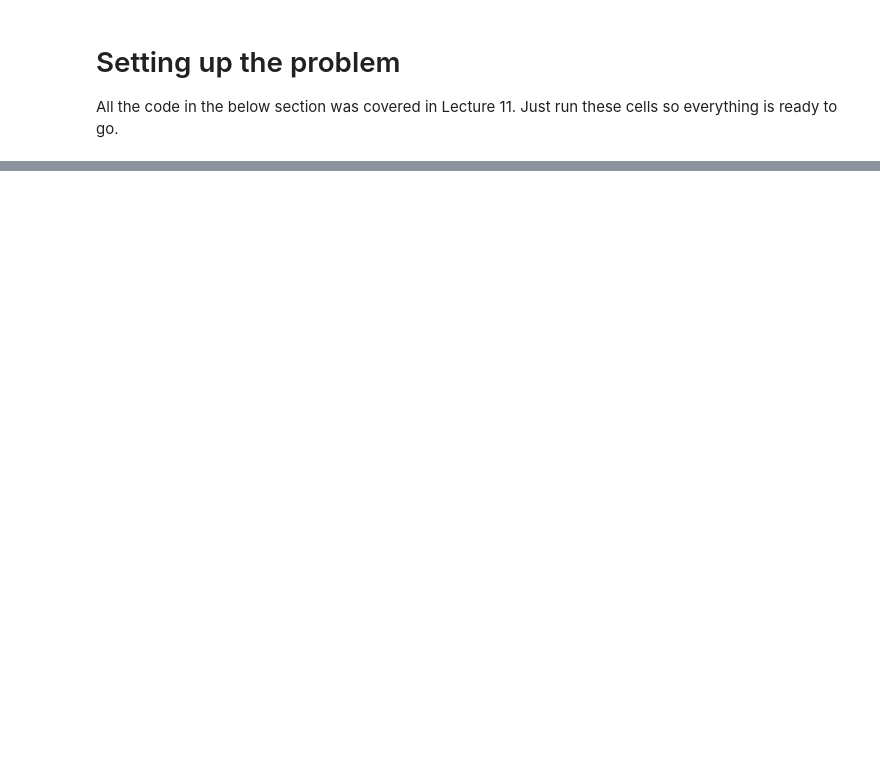
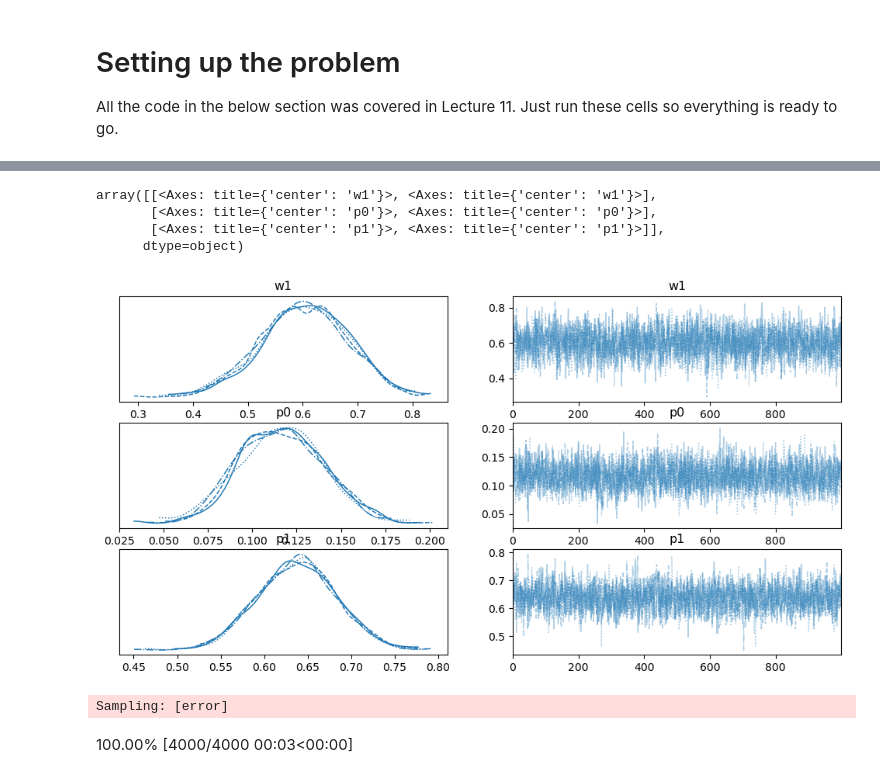
Before and after one commit to daniel-saunders-phil/cogs-303, a Jupyter notebook: lectures/Lecture 12 - Models of Heterogeneity.ipynb, the cells around one changed output, grey strips where cells are left out. Saved outputs shown, nothing was run; the diff lists cells and outputs as text; code cells hidden in the pictures; blank space fills up the shorter version.

```diff
--- a/lectures/Lecture 12 - Models of Heterogeneity.ipynb
+++ b/lectures/Lecture 12 - Models of Heterogeneity.ipynb
@@ -485,0 +539,13 @@ sum(diffs <= 0) / 1000000
+# %%
+import pymc as pm
+import pytensor.tensor as pt
+
+with pm.Model() as m0:
+    w1 = pm.Beta('w1',1,1)
+    w = pt.as_tensor([w1,1-w1])
+    p0 = pm.Beta('p0',0.5,2) # independent component
+    p1 = pm.Beta('p1',2,0.5) # conformist component
+    components = [pm.Binomial.dist(n=12,p=p0),pm.Binomial.dist(n=12,p=p1)]
+    y = pm.Mixture('error',w=w,comp_dists=components,observed=mistakes_treatment)
+
+pm.draw(y)
@@ -485,0 +563,3 @@ sum(diffs <= 0) / 1000000
+# %%
+with m0:
+    t = pm.sample()
@@ -485,0 +573,15 @@ sum(diffs <= 0) / 1000000
+# %%
+import arviz as az
+
+az.plot_trace(t)
+# %% [output]
+array([[<Axes: title={'center': 'w1'}>, <Axes: title={'center': 'w1'}>],
+       [<Axes: title={'center': 'p0'}>, <Axes: title={'center': 'p0'}>],
+       [<Axes: title={'center': 'p1'}>, <Axes: title={'center': 'p1'}>]],
+      dtype=object)
+[figure, added]
+# %%
+spp = pm.sample_posterior_predictive(t,model=m0)
+# %% [output]
+Sampling: [error]
+100.00% [4000/4000 00:03<00:00]
```
Also changed, not shown: parts of 97 cells of this notebook, 7 other files.
